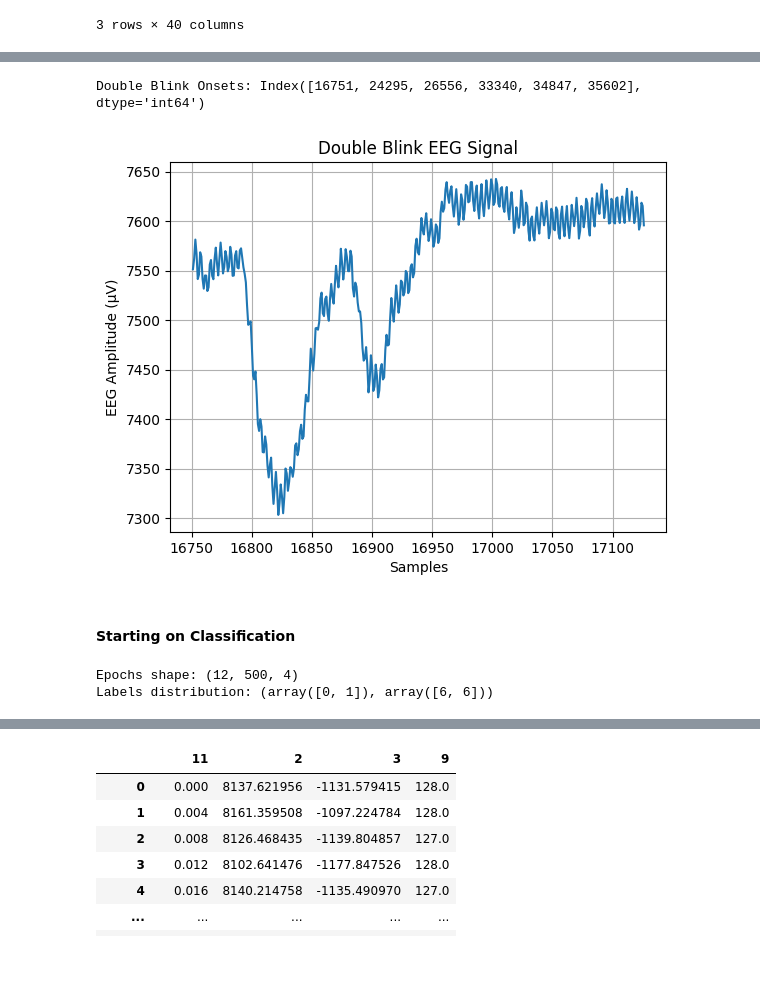
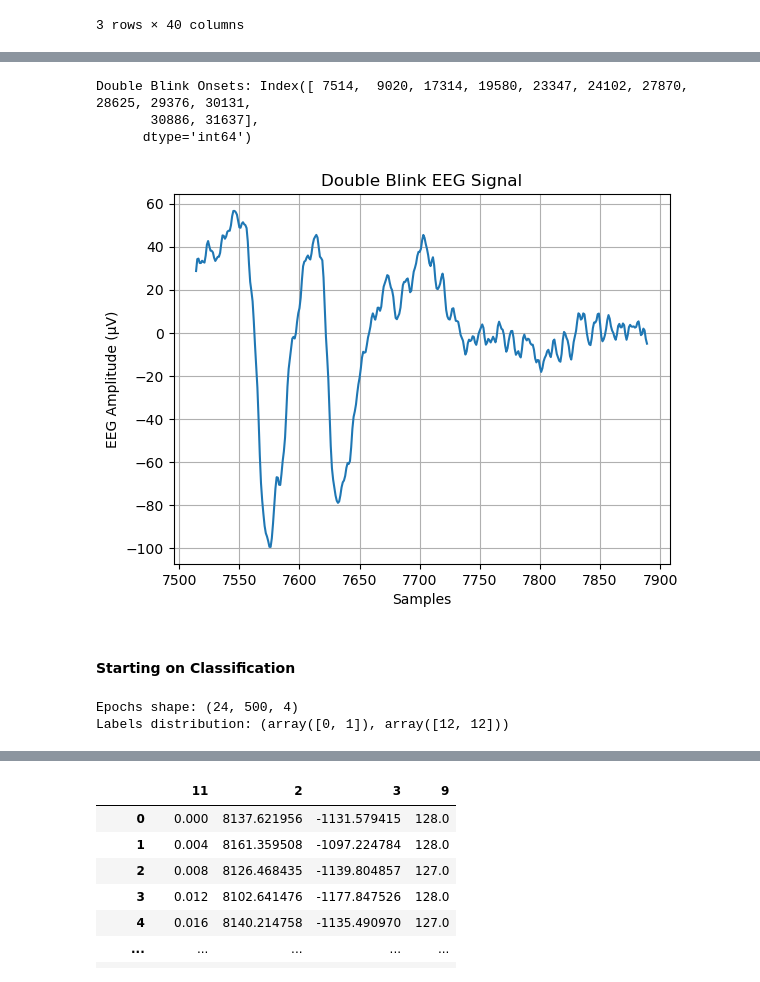
Before and after one commit to anmarkova2223/commander-blink, a Jupyter notebook: EEG_data_processing.ipynb, the cells around one changed output, grey strips where cells are left out. Saved outputs shown, nothing was run; the diff lists cells and outputs as text; code cells hidden in the pictures.

```diff
--- a/EEG_data_processing.ipynb
+++ b/EEG_data_processing.ipynb
@@ -18,7 +18,7 @@ from scipy.integrate import trapezoid
 from scipy.stats import skew, kurtosis
 
 fs = 250
-new_data = np.load("trial_3.npy")
+new_data = np.load("trial_2.npy")
 df = pd.DataFrame(new_data)
 
 print(f"Data Shape: {df.shape}")
@@ -178,7 +194,7 @@ plt.show()
 # Artifact labeling for double blink
 
 # Trial positions that correspond to double blinks IN TRIAL 3
-double_blink_positions = df_artifacts.iloc[2] == "double_blink"
+double_blink_positions = df_artifacts.iloc[1] == "double_blink"
 
 # All detected onsets from the EEG DataFrame
 all_onsets = df[df["Onset"]].index
@@ -188,22 +204,24 @@ double_blink_onsets = all_onsets[double_blink_positions.values]
 
 print("Double Blink Onsets:", double_blink_onsets)
 # %% [output]
-Double Blink Onsets: Index([16751, 24295, 26556, 33340, 34847, 35602], dtype='int64')
+Double Blink Onsets: Index([ 7514,  9020, 17314, 19580, 23347, 24102, 27870, 28625, 29376, 30131,
+       30886, 31637],
+      dtype='int64')
 # %%
 # First detected double blink onset and offset
 
 onset_idx = double_blink_onsets[0]
 offset_idx = onset_idx + int(1.5 * fs)  # Assuming 1.5 s window
 
 offset_idx = min(offset_idx, len(df) - 1)
 
-df['EEG_3'].loc[onset_idx: offset_idx].plot(kind='line', title="Double Blink EEG Signal")
+filtered_eeg['EEG_3'].loc[onset_idx: offset_idx].plot(kind='line', title="Double Blink EEG Signal")
 plt.xlabel("Samples")
 plt.ylabel("EEG Amplitude (µV)")
 plt.grid(True)
 plt.show()
 # %% [output]
-[figure, old version]
+[figure, new version]
 # %% [markdown]
 #### Starting on Classification
 # %%
@@ -238,5 +256,5 @@ labels = np.array(labels)
 print("Epochs shape:", epochs.shape)
 print("Labels distribution:", np.unique(labels, return_counts=True))
 # %% [output]
-Epochs shape: (12, 500, 4)
-Labels distribution: (array([0, 1]), array([6, 6]))
+Epochs shape: (24, 500, 4)
+Labels distribution: (array([0, 1]), array([12, 12]))
```
Also changed, not shown: parts of 23 cells of this notebook.
